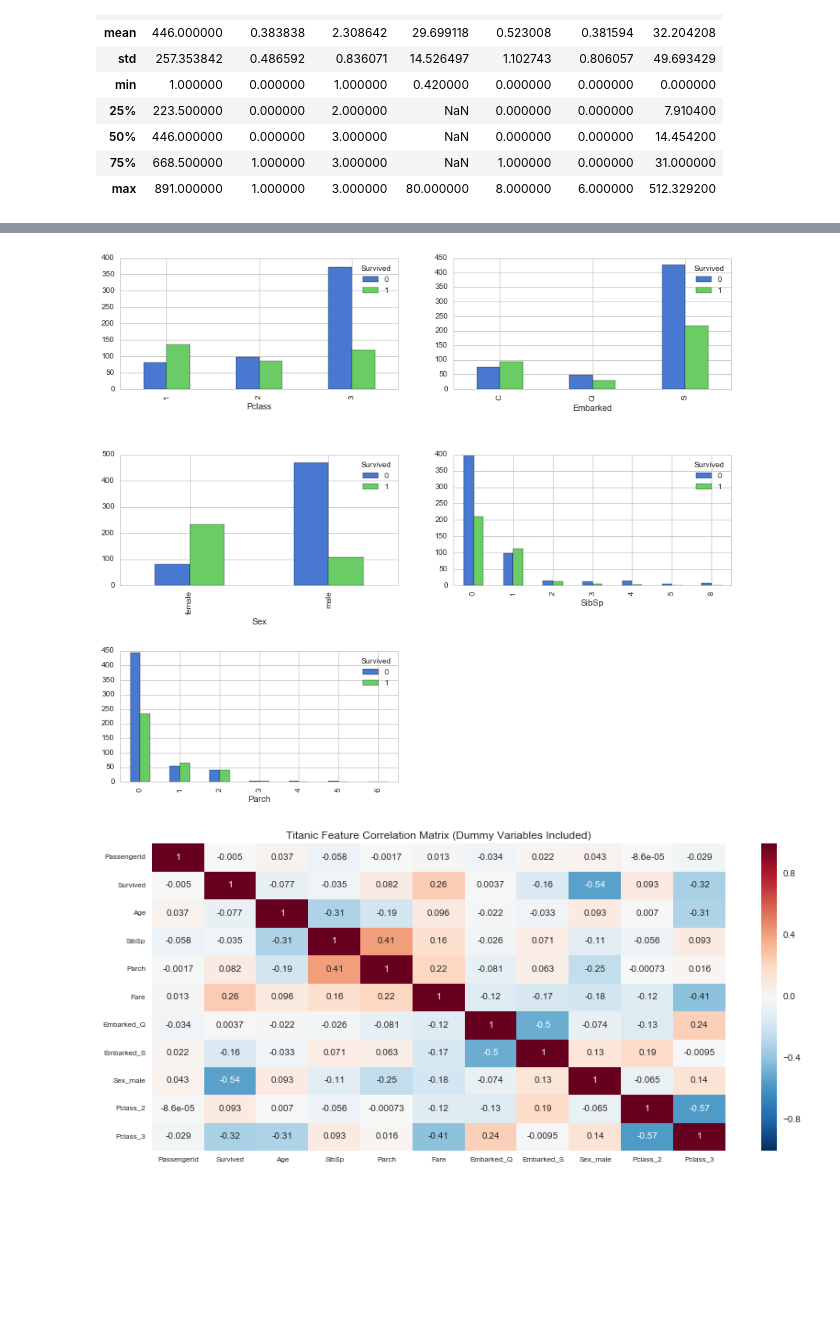
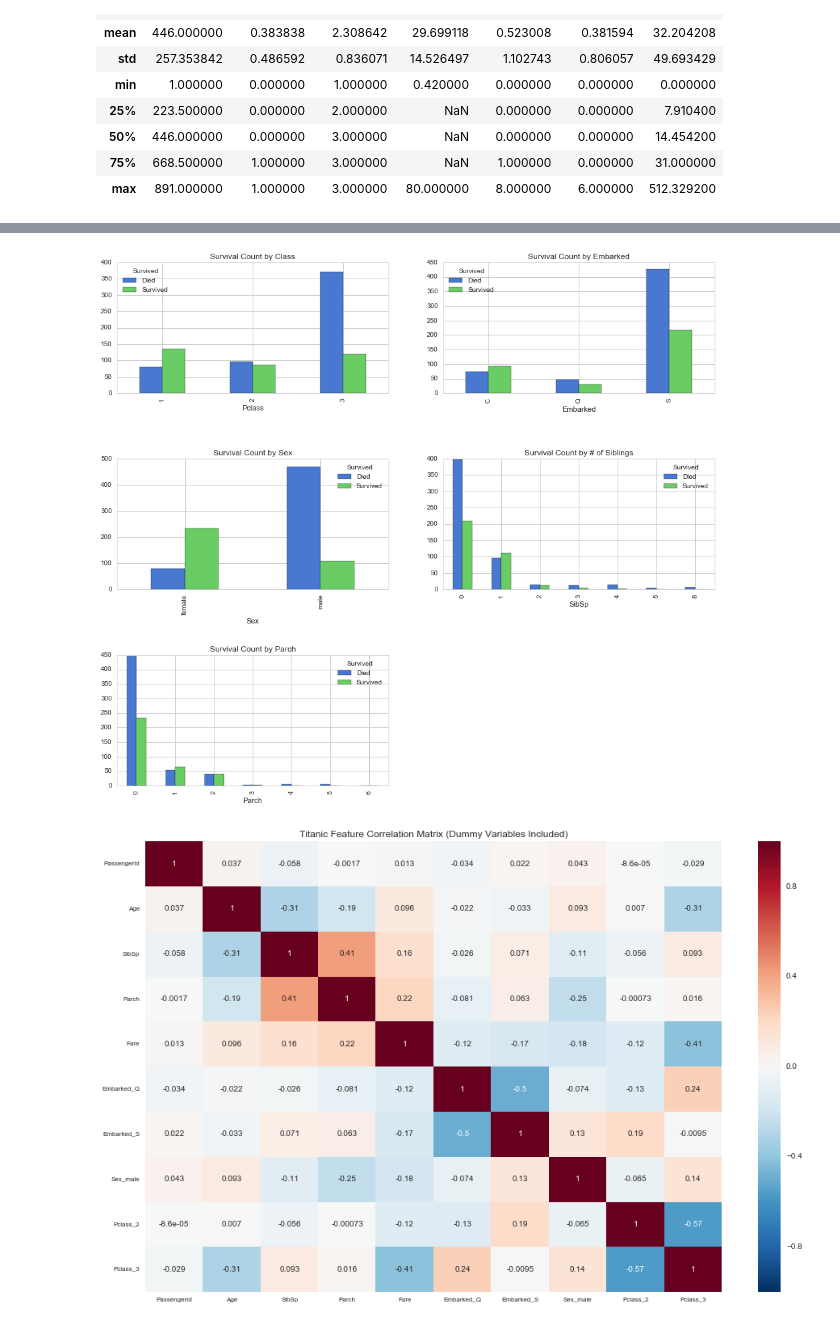
Before and after one commit to bljustice/kaggle, a Jupyter notebook: titanic/titanic_eda.ipynb, the cells around one changed output, grey strips where cells are left out. Cells and saved outputs as stored; diff of their text form; code cells hidden in the pictures; blank space fills up the shorter version.

```diff
--- a/titanic/titanic_eda.ipynb
+++ b/titanic/titanic_eda.ipynb
@@ -57,6 +57,8 @@ train_df.describe()
 | 50% | 446.000000 | 0.000000 | 3.000000 | NaN | 0.000000 | 0.000000 | 14.454200 |
 | 75% | 668.500000 | 1.000000 | 3.000000 | NaN | 1.000000 | 0.000000 | 31.000000 |
 | max | 891.000000 | 1.000000 | 3.000000 | 80.000000 | 8.000000 | 6.000000 | 512.329200 |
+# %%
+train_df.Survived = train_df.Survived.map({1: 'Survived', 0: 'Died'})
 # %%
 def get_col_null_counts(df):
     return pd.DataFrame(sorted({c: df[c].isnull().sum() for c in df.columns}.items(), key=lambda x: x[1],
@@ -101,21 +111,31 @@ ax2.set_title('Survival by Age Probability Density');
 # %%
-f, ((ax1, ax2), (ax3, ax4), (ax5, ax6)) = plt.subplots(nrows=3, ncols=2, sharex=False, sharey=False)
-train_df.groupby(['Survived', 'Pclass']).count().unstack('Survived').PassengerId.plot(kind='bar', ax=ax1, figsize=(14, 12))
-train_df.groupby(['Survived', 'Embarked']).count().unstack('Survived').PassengerId.plot(kind='bar', ax=ax2, figsize=(14, 12))
-train_df.groupby(['Survived', 'Sex']).count().unstack('Survived').PassengerId.plot(kind='bar', ax=ax3, figsize=(14, 12))
-train_df.groupby(['Survived', 'SibSp']).count().unstack('Survived').PassengerId.plot(kind='bar', ax=ax4, figsize=(14, 12))
-train_df.groupby(['Survived', 'Parch']).count().unstack('Survived').PassengerId.plot(kind='bar', ax=ax5, figsize=(14, 12))
+f, ((ax1, ax2), (ax3, ax4), (ax5, ax6)) = plt.subplots(nrows=3, ncols=2, sharex=False, sharey=False, figsize=(16, 14))
+train_df.groupby(['Survived', 'Pclass']).count().unstack('Survived').PassengerId.plot(kind='bar',
+                                                                                      ax=ax1,
+                                                                                      title='Survival Count by Class')
+train_df.groupby(['Survived', 'Embarked']).count().unstack('Survived').PassengerId.plot(kind='bar',
+                                                                                        ax=ax2,
+                                                                                        title='Survival Count by Embarked')
+train_df.groupby(['Survived', 'Sex']).count().unstack('Survived').PassengerId.plot(kind='bar',
+                                                                                   ax=ax3,
+                                                                                   title='Survival Count by Sex')
+train_df.groupby(['Survived', 'SibSp']).count().unstack('Survived').PassengerId.plot(kind='bar',
+                                                                                     ax=ax4,
+                                                                                     title='Survival Count by # of Siblings')
+train_df.groupby(['Survived', 'Parch']).count().unstack('Survived').PassengerId.plot(kind='bar',
+                                                                                     ax=ax5,
+                                                                                     title='Survival Count by Parch')
 f.subplots_adjust(hspace=0.5)
 ax6.axis('off');
 # %% [output]
-[figure, old version]
+[figure, new version]
 # %%
 def label_categories(df, categorical_cols):
     return pd.get_dummies(df, columns=categorical_cols, drop_first=True)
 # %%
-f, ax = plt.subplots(figsize=(14, 6))
+f, ax = plt.subplots(figsize=(16, 10))
 sns.heatmap(label_categories(train_df, ['Embarked', 'Sex', 'Pclass']).corr(), ax=ax, annot=True)
 ax.tick_params(labelsize=8);
 plt.title('Titanic Feature Correlation Matrix (Dummy Variables Included)');
 # %% [output]
-[figure, old version]
+[figure, new version]
```
Also changed, not shown: parts of 9 cells of this notebook.
